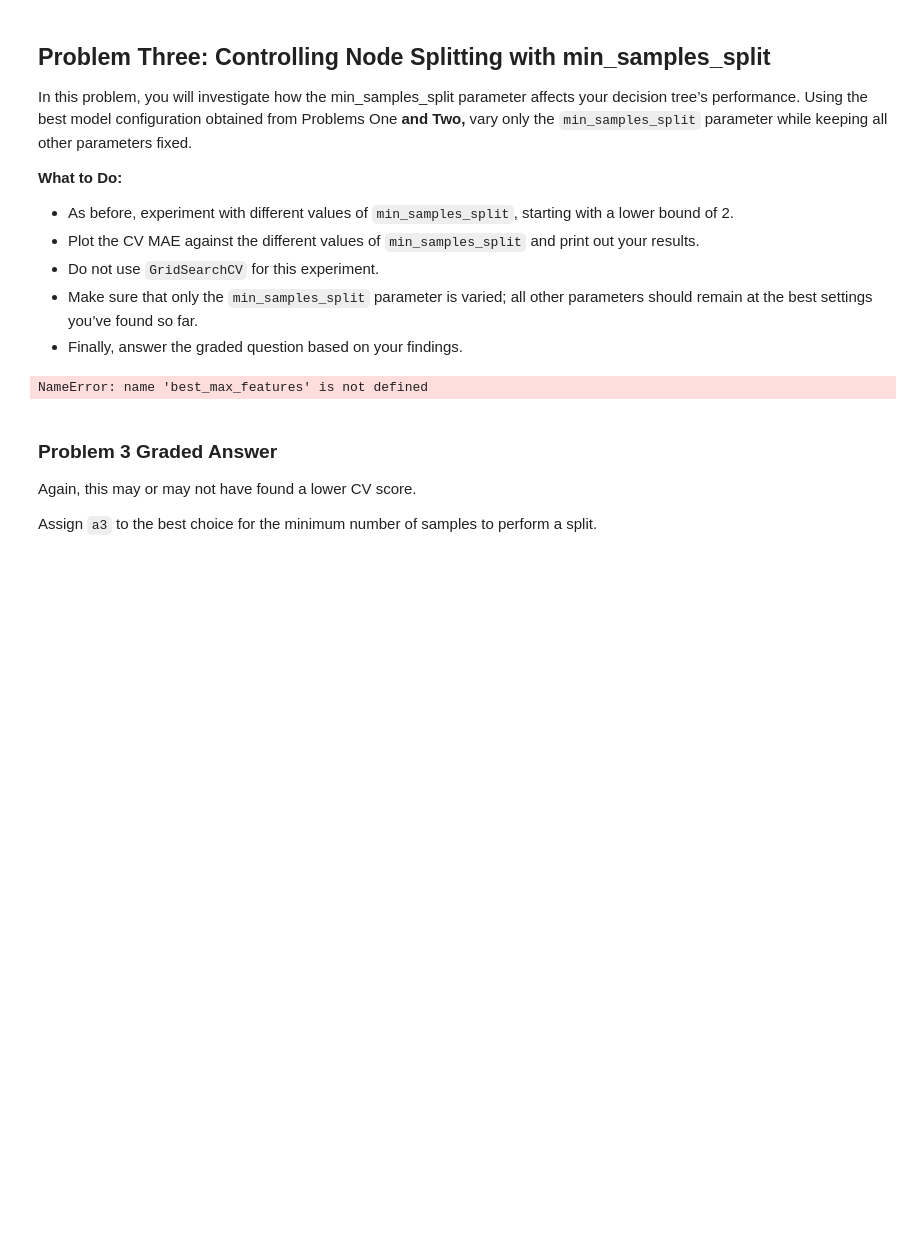
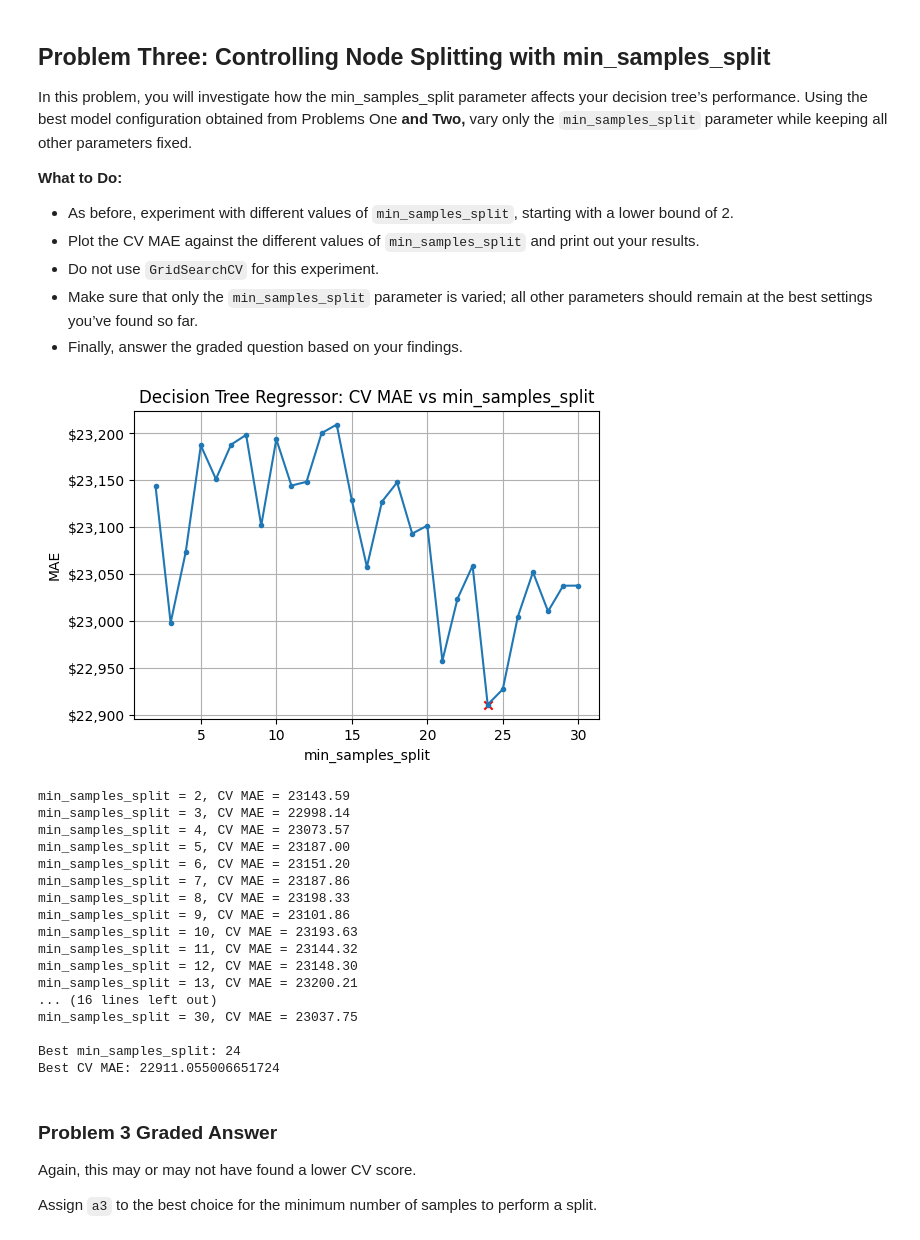
Before and after one commit to connermay/ML-Week6-C-May, a Jupyter notebook: Homework_06.ipynb, the cells around one changed output. Cells and saved outputs as stored; diff of their text form; code cells hidden in the pictures; blank space fills up the shorter version.

```diff
--- a/Homework_06.ipynb
+++ b/Homework_06.ipynb
@@ -486,37 +549,54 @@ for s in split_list:
             y_train,
             max_depth=8,
             max_leaf_nodes=90,
-            max_features=best_max_features,
+            max_features=60,
             min_samples_split=s
         )
     )
 
 min_MAE = min(split_mae)
 min_index = split_mae.index(min_MAE)
 
 plt.figure(figsize=(6, 4))
 plt.title("Decision Tree Regressor: CV MAE vs min_samples_split")
 
 plt.plot(split_list, split_mae, marker='.')
 plt.scatter([split_list[min_index]],
             [min_MAE],
             marker='x', color='red')
 
 plt.xlabel("min_samples_split")
 plt.ylabel("MAE")
 
 plt.gca().yaxis.set_major_formatter(mticker.FuncFormatter(dollar_format))
 
 plt.grid()
 plt.show()
 
 for s, mae in zip(split_list, split_mae):
     print(f"min_samples_split = {s}, CV MAE = {mae:.2f}")
 
 print("\nBest min_samples_split:", split_list[min_index])
 print("Best CV MAE:", min_MAE)
 # %% [output]
+[figure, added]
-NameError: name 'best_max_features' is not defined
+min_samples_split = 2, CV MAE = 23143.59
+min_samples_split = 3, CV MAE = 22998.14
+min_samples_split = 4, CV MAE = 23073.57
+min_samples_split = 5, CV MAE = 23187.00
+min_samples_split = 6, CV MAE = 23151.20
+min_samples_split = 7, CV MAE = 23187.86
+min_samples_split = 8, CV MAE = 23198.33
+min_samples_split = 9, CV MAE = 23101.86
+min_samples_split = 10, CV MAE = 23193.63
+min_samples_split = 11, CV MAE = 23144.32
+min_samples_split = 12, CV MAE = 23148.30
+min_samples_split = 13, CV MAE = 23200.21
+... (16 lines left out)
+min_samples_split = 30, CV MAE = 23037.75
+
+Best min_samples_split: 24
+Best CV MAE: 22911.055006651724
 # %% [markdown]
 ### Problem 3 Graded Answer
 
```
Also changed, not shown: parts of 16 cells of this notebook.
